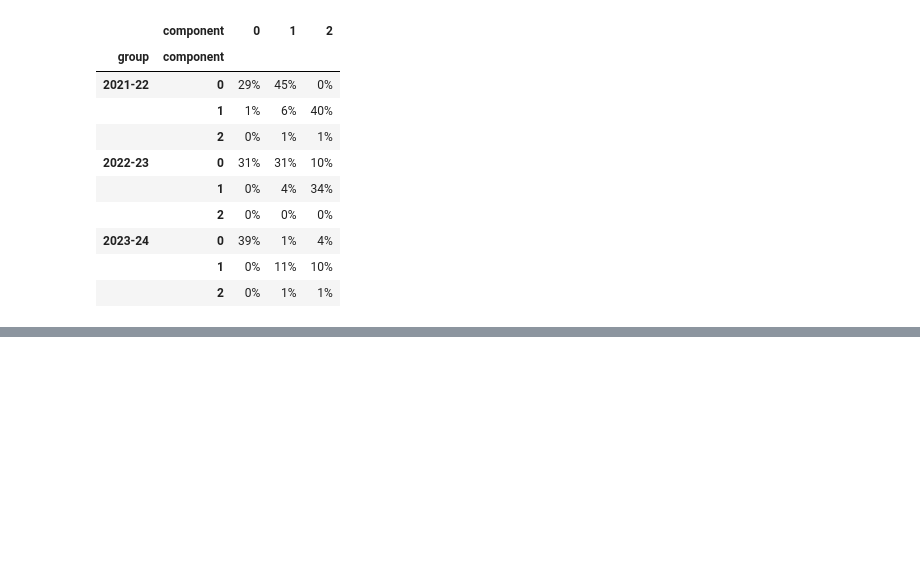
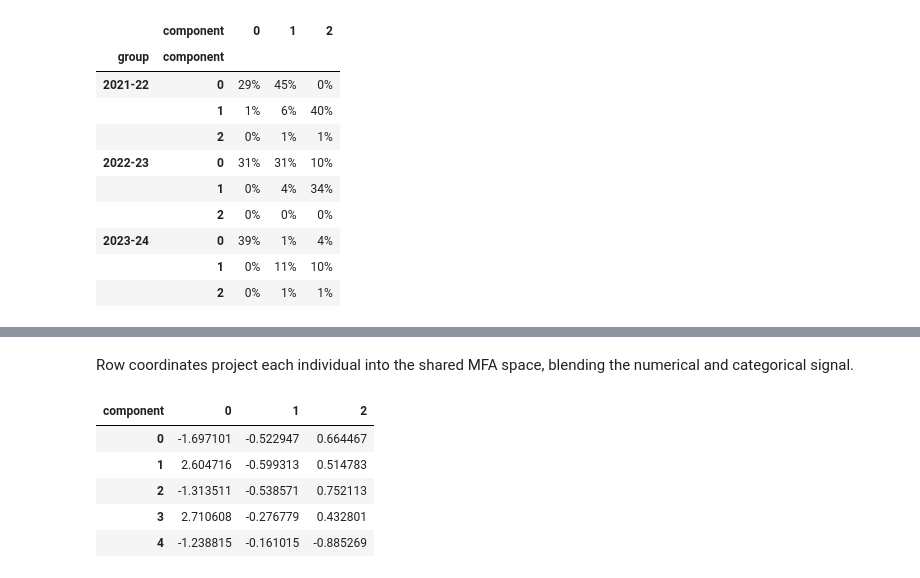
Before and after one commit to MaxHalford/prince, a Jupyter notebook: docs/content/mfa.ipynb, the cells around one changed output, grey strips where cells are left out. Drawn from its saved outputs; the diff is of its cells as text; code cells hidden in the pictures; blank space fills up the shorter version.

```diff
--- a/docs/content/mfa.ipynb
+++ b/docs/content/mfa.ipynb
@@ -425,0 +476,12 @@ mfa.partial_contributions_.style.format('{:.0%}')
+# %% [markdown]
+Row coordinates project each individual into the shared MFA space, blending the
+numerical and categorical signal.
+# %%
+mfa_poison.row_coordinates(poison).head()
+# %% [output]
+| component | 0 | 1 | 2 |
+| 0 | -1.697101 | -0.522947 | 0.664467 |
+| 1 | 2.604716 | -0.599313 | 0.514783 |
+| 2 | -1.313511 | -0.538571 | 0.752113 |
+| 3 | 2.710608 | -0.276779 | 0.432801 |
+| 4 | -1.238815 | -0.161015 | -0.885269 |
```
Also changed, not shown: parts of 9 cells of this notebook, 6 other files.
